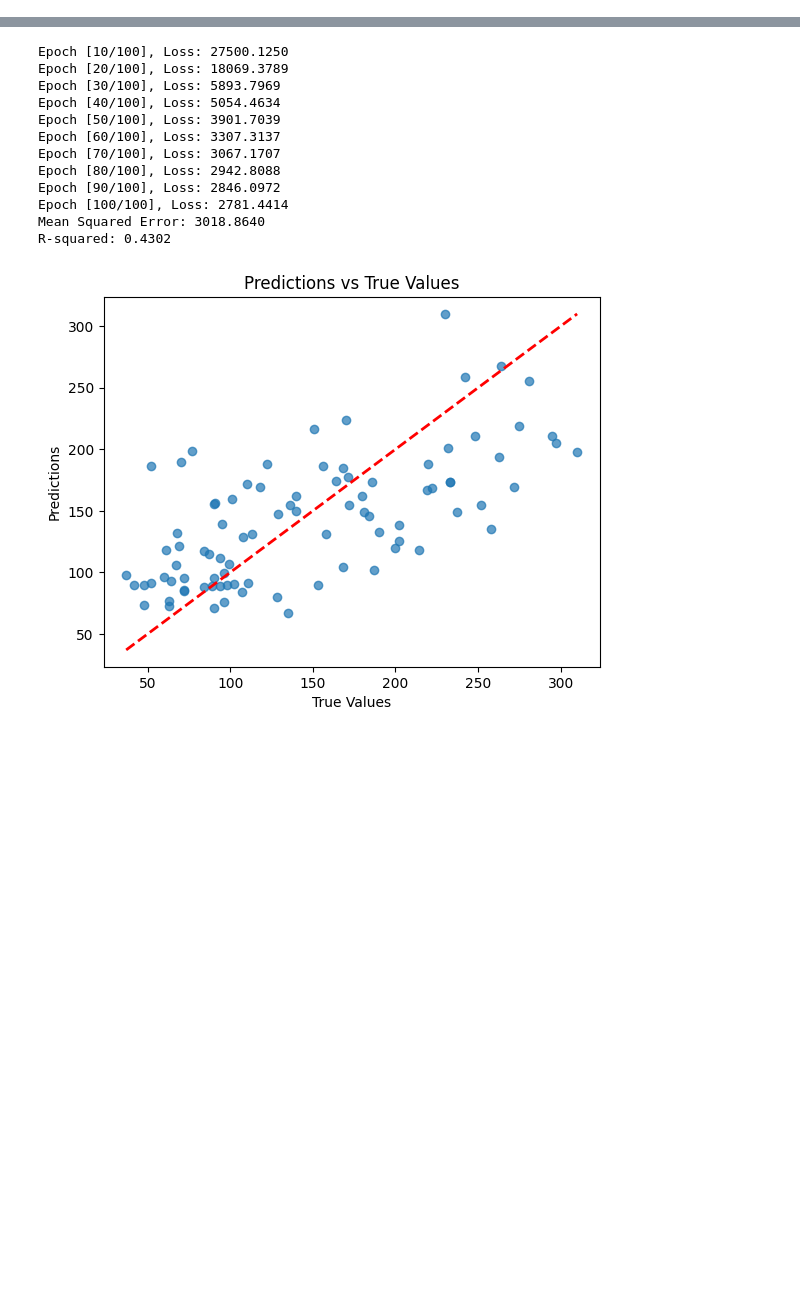
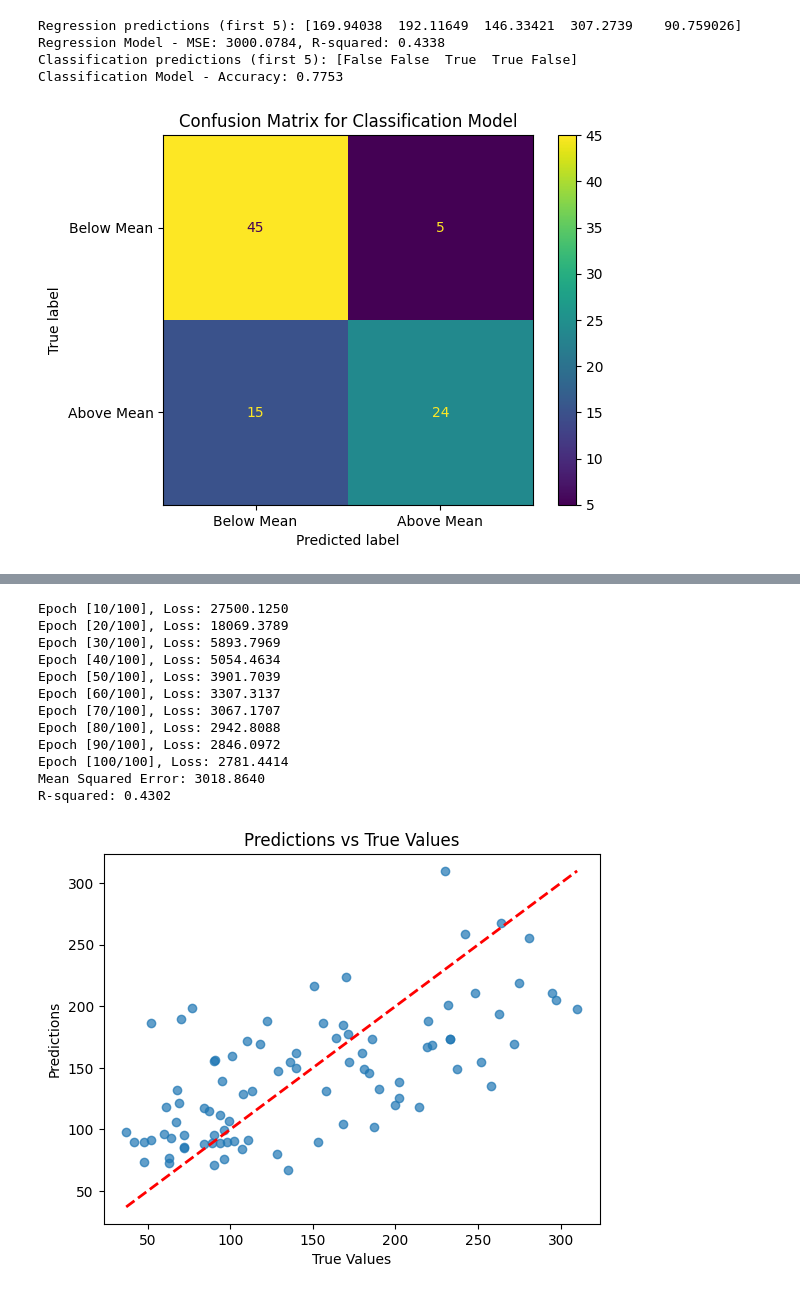
Before and after one commit to jainilpatel98/Colab-PyTorch-NeuralNetwork, a Jupyter notebook: Day 2: Learn the classification and the regression tasks/Big_Data_Hands_on_2_Classification_and_regression_models_Diabetes_Classification_Regression.ipynb, the cells around one changed output, grey strips where cells are left out. Cells and saved outputs as stored; diff of their text form; code cells hidden in the pictures; blank space fills up the shorter version.

Commit message:
Day 2: Adding the knowledge learnt about the R2, and the optimizers.

```diff
--- a/Day 2: Learn the classification and the regression tasks/Big_Data_Hands_on_2_Classification_and_regression_models_Diabetes_Classification_Regression.ipynb
+++ b/Day 2: Learn the classification and the regression tasks/Big_Data_Hands_on_2_Classification_and_regression_models_Diabetes_Classification_Regression.ipynb
@@ -26,0 +56,4 @@ True
+# %%
+# Cell 3: Set device for GPU acceleration
+device = torch.device("cuda" if torch.cuda.is_available() else "cpu")
+print(f"Using device: {device}")
@@ -26,0 +160,7 @@ True
+# %%
+# Cell 6: Define Loss Functions and Optimizers
+criterion_regression = nn.MSELoss()
+criterion_classification = nn.BCELoss()
+optimizer_regression = optim.Adam(model_regression.parameters(), lr=0.01)
+optimizer_classification = optim.Adam(model_classification.parameters(), lr=0.01)
+print("Loss functions and optimizers defined.")
@@ -26,0 +221,38 @@ True
+# %%
+# Cell 8: Evaluate the Models
+def evaluate_model_regression(model, X_test, y_test):
+    model.eval()
+    with torch.no_grad():
+        predictions = model(X_test).cpu().numpy()
+        mse = mean_squared_error(y_test.cpu().numpy(), predictions)
+        r2 = r2_score(y_test.cpu().numpy(), predictions)
+        print("Regression predictions (first 5):", predictions[:5].flatten())
+    return mse, r2
+
+def evaluate_model_classification(model, X_test, y_test):
+    model.eval()
+    with torch.no_grad():
+        predictions = model(X_test, classification=True).cpu().numpy() > 0.5
+        accuracy = accuracy_score(y_test.cpu().numpy(), predictions)
+        cm = confusion_matrix(y_test.cpu().numpy(), predictions)
+        print("Classification predictions (first 5):", predictions[:5].flatten())
+    return accuracy, cm
+
+# Evaluate the Regression model
+mse_d, r2_d = evaluate_model_regression(model_regression, X_test_d_tensor, y_test_d_tensor)
+print(f"Regression Model - MSE: {mse_d:.4f}, R-squared: {r2_d:.4f}")
+
+# Evaluate the Classification model
+accuracy_d, cm_d = evaluate_model_classification(model_classification, X_test_d_tensor, y_test_d_binary_tensor)
+print(f"Classification Model - Accuracy: {accuracy_d:.4f}")
+
+# Display the confusion matrix
+ConfusionMatrixDisplay(confusion_matrix=cm_d, display_labels=["Below Mean", "Above Mean"]).plot()
+plt.title("Confusion Matrix for Classification Model")
+plt.show()
+# %% [output]
+Regression predictions (first 5): [169.94038  192.11649  146.33421  307.2739    90.759026]
+Regression Model - MSE: 3000.0784, R-squared: 0.4338
+Classification predictions (first 5): [False False  True  True False]
+Classification Model - Accuracy: 0.7753
+[figure, added]
```
Also changed, not shown: parts of 21 cells of this notebook.
